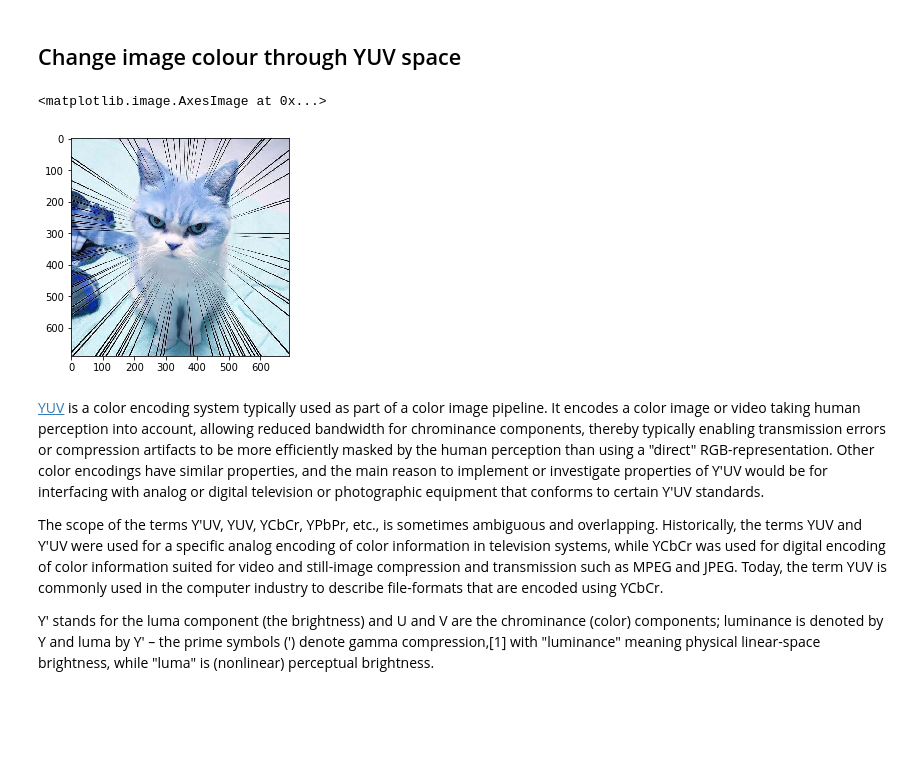
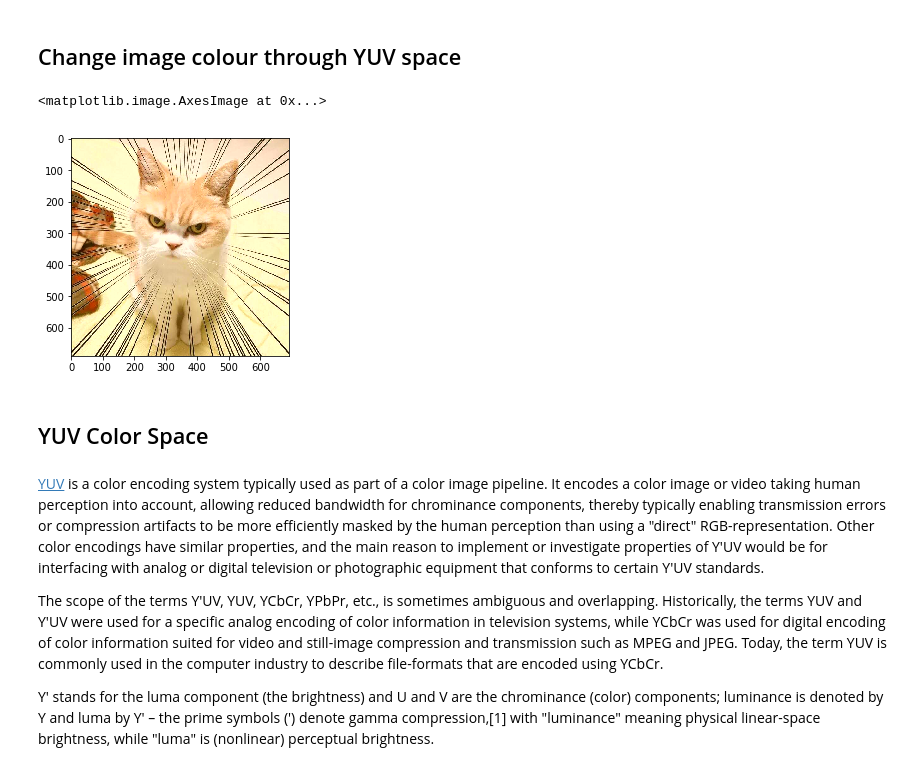
Before and after one commit to nobodyLee/AI-For-CV, a Jupyter notebook: CV Assignments/Week1/Assignment2.ipynb, the cells around one changed output. Drawn from its saved outputs; the diff is of its cells as text; code cells hidden in the pictures; blank space fills up the shorter version.

```diff
--- a/CV Assignments/Week1/Assignment2.ipynb
+++ b/CV Assignments/Week1/Assignment2.ipynb
@@ -5,23 +6,30 @@ import numpy as np
 import cv2 as cv
 from matplotlib import pyplot as plt
 # %%
-# Change color
 def random_light_color(img):
-    B, G, R = cv.split(img)
+    """Change color through YUV space."""
+    Y, U, V = cv.split(cv.cvtColor(img, cv.COLOR_BGR2YUV))
 
-    for i in [B, G, R]:
-        rand = random.randint(-50, 50)
-        #print(rand)
+    for i in [Y, U, V]:
+        rand = random.randint(-40, 40)
         if rand == 0:
             pass
         elif rand > 0:
             lim = 255 - rand
             i[i>lim] = 255
             i[i<=lim] = (rand + i[i<=lim]).astype(img.dtype)
         else:
             lim = 0 - rand
             i[i<lim] = 0
             i[i>=lim] = (rand + i[i>=lim]).astype(img.dtype)
-    img_merge = cv.merge((B, G, R))
+    img_merge = cv.merge((Y, U, V))
+    return img_merge
 
-    return img_merge
+img = cv.imread('data/cat.jpg')
+img_yuv = random_light_color(img)
+
+img_rgb = cv.cvtColor(img_yuv, cv.COLOR_YUV2RGB)
+plt.imshow(img_rgb)
+# %% [output]
+<matplotlib.image.AxesImage at 0x...>
+[figure, added]
@@ -30,8 +36,5 @@ img = cv.imread('data/cat.jpg', cv.)
-# %%
-plt.imshow(img)
-# %% [output]
-<matplotlib.image.AxesImage at 0x...>
-[figure, removed]
+# %% [markdown]
+## YUV Color Space
 # %% [markdown]
 [YUV](https://en.wikipedia.org/wiki/YUV) is a color encoding system typically used as part of a color image pipeline. It encodes a color image or video taking human perception into account, allowing reduced bandwidth for chrominance components, thereby typically enabling transmission errors or compression artifacts to be more efficiently masked by the human perception than using a "direct" RGB-representation. Other color encodings have similar properties, and the main reason to implement or investigate properties of Y′UV would be for interfacing with analog or digital television or photographic equipment that conforms to certain Y′UV standards.
 
```
Also changed, not shown: parts of 3 cells of this notebook.
